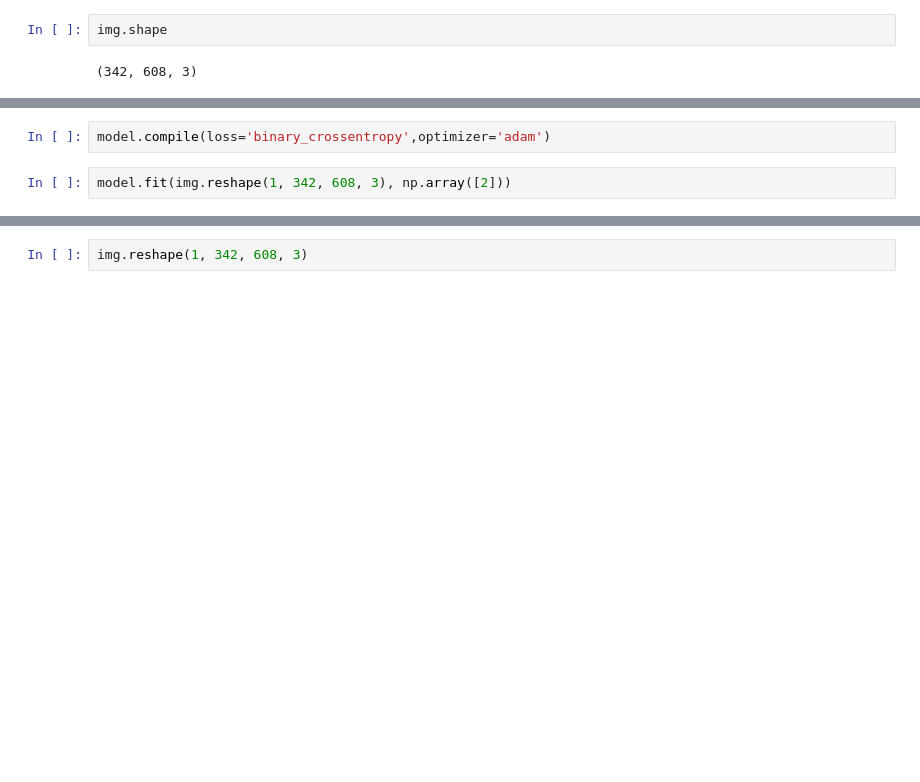
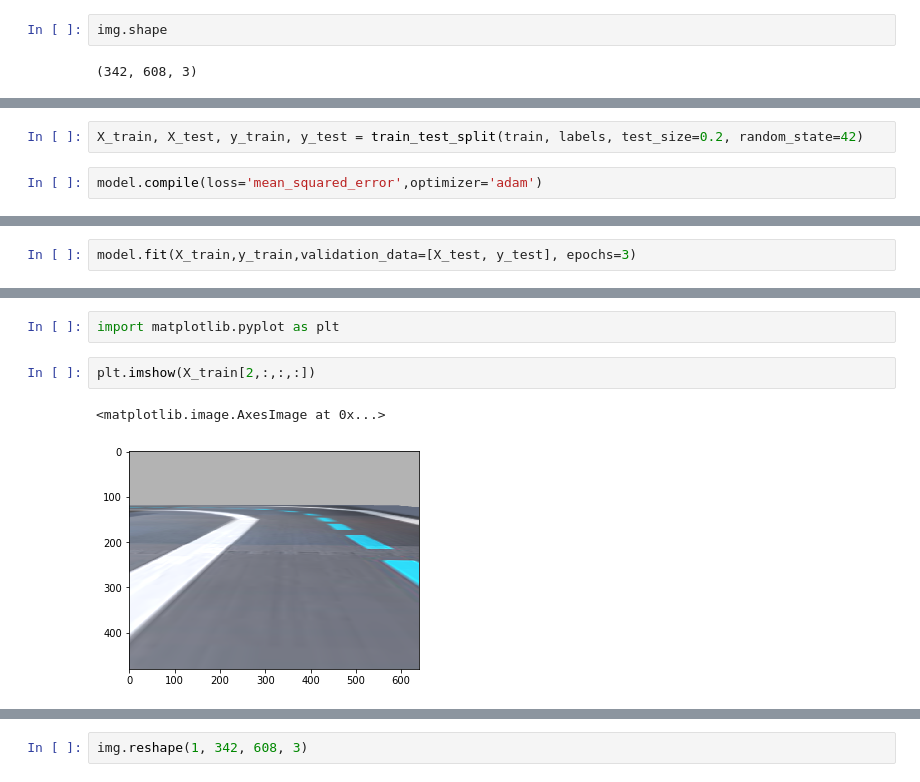
Before and after one commit to Saurabh7/deepracer, a Jupyter notebook: Robot Learning.ipynb, the cells around one changed output, grey strips where cells are left out. Drawn from its saved outputs; the diff is of its cells as text; blank space fills up the shorter version.

Commit message:
Use rosbag data

```diff
--- a/Robot Learning.ipynb
+++ b/Robot Learning.ipynb
@@ -74,4 +89,4 @@ import numpy as np
+# %%
+X_train, X_test, y_train, y_test = train_test_split(train, labels, test_size=0.2, random_state=42)
 # %%
-model.compile(loss='binary_crossentropy',optimizer='adam')
+model.compile(loss='mean_squared_error',optimizer='adam')
-# %%
-model.fit(img.reshape(1, 342, 608, 3), np.array([2]))
@@ -85,0 +93,2 @@ array([[-0.03776127]], dtype=float32)
+# %%
+model.fit(X_train,y_train,validation_data=[X_test, y_test], epochs=3)
@@ -85,0 +104,7 @@ array([[-0.03776127]], dtype=float32)
+# %%
+import matplotlib.pyplot as plt
+# %%
+plt.imshow(X_train[2,:,:,:])
+# %% [output]
+<matplotlib.image.AxesImage at 0x...>
+[figure, added]
```
Also changed, not shown: parts of 16 cells of this notebook.
